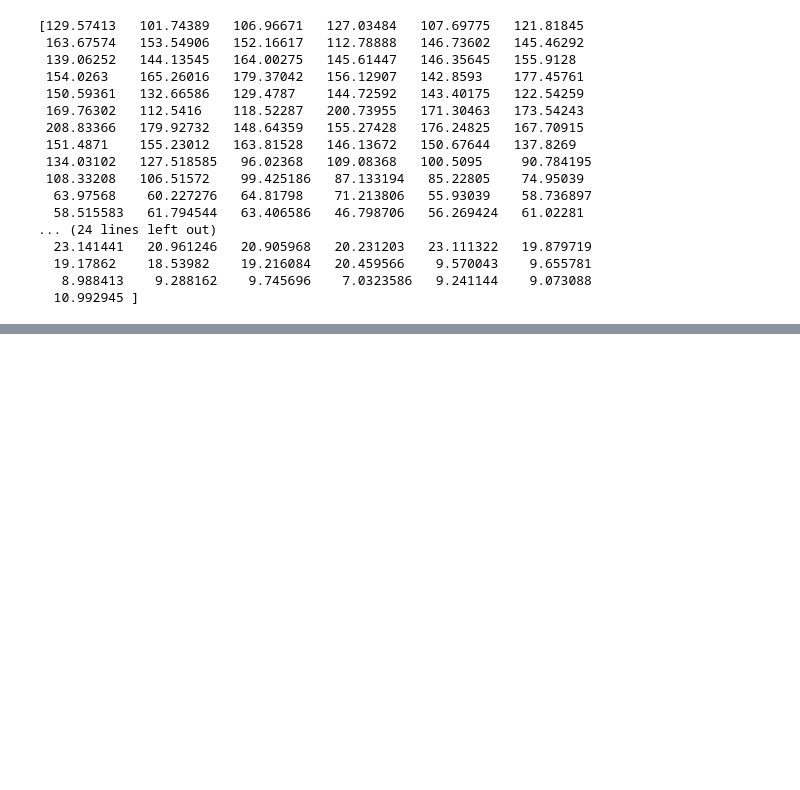
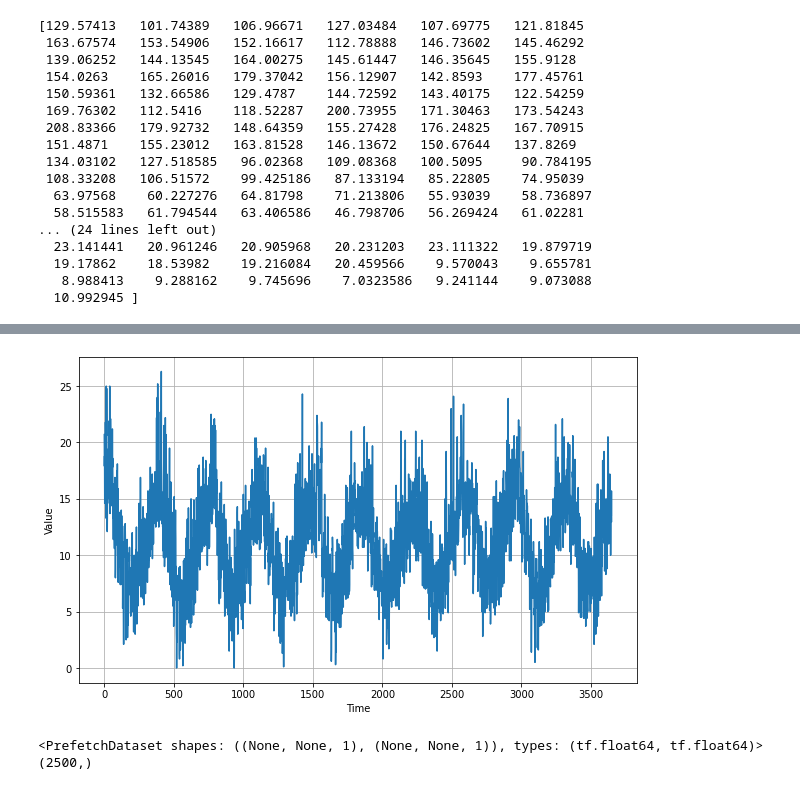
Before and after one commit to hrisav/tensorflow-developer, a Jupyter notebook: C4_Sequences_Time Series_Prediction/D_Week_4.ipynb, the cells around one changed output, grey strips where cells are left out. Saved outputs shown, nothing was run; the diff lists cells and outputs as text; code cells hidden in the pictures; blank space fills up the shorter version.

```diff
--- a/C4_Sequences_Time Series_Prediction/D_Week_4.ipynb
+++ b/C4_Sequences_Time Series_Prediction/D_Week_4.ipynb
@@ -589,0 +599,9 @@ print(rnn_forecast)
+# %%
+import numpy as np
+import matplotlib.pyplot as plt
+
+def plot_series(time, series, format="-", start=0, end=None):
+    plt.plot(time[start:end], series[start:end], format)
+    plt.xlabel("Time")
+    plt.ylabel("Value")
+    plt.grid(True)
@@ -589,0 +623,20 @@ print(rnn_forecast)
+# %%
+import csv
+time_step = []
+temps = []
+
+with open('/content/daily-min-temperatures.csv') as csvfile:
+  reader = csv.reader(csvfile, delimiter=',')
+  next(reader)
+  step=0
+  for row in reader:
+    temps.append(float(row[1]))
+    time_step.append(step)
+    step = step + 1
+
+series = np.array(temps)
+time = np.array(time_step)
+plt.figure(figsize=(10, 6))
+plot_series(time, series)
+# %% [output]
+[figure, added]
@@ -589,0 +670,12 @@ print(rnn_forecast)
+# %%
+tf.keras.backend.clear_session()
+tf.random.set_seed(51)
+np.random.seed(51)
+window_size = 64
+batch_size = 256
+train_set = windowed_dataset(x_train, window_size, batch_size, shuffle_buffer_size)
+print(train_set)
+print(x_train.shape)
+# %% [output]
+<PrefetchDataset shapes: ((None, None, 1), (None, None, 1)), types: (tf.float64, tf.float64)>
+(2500,)
```
Also changed, not shown: parts of 14 cells of this notebook.
